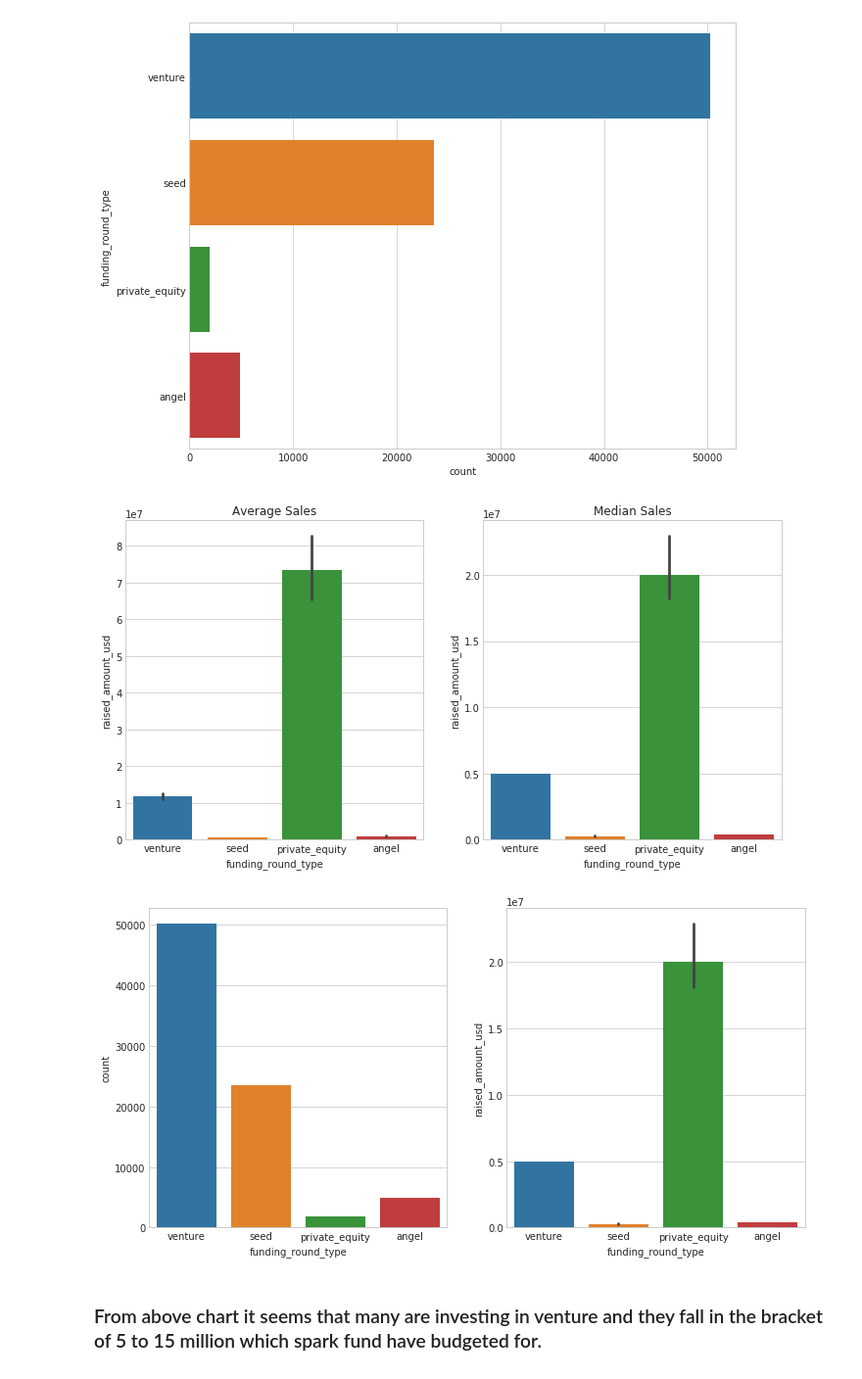
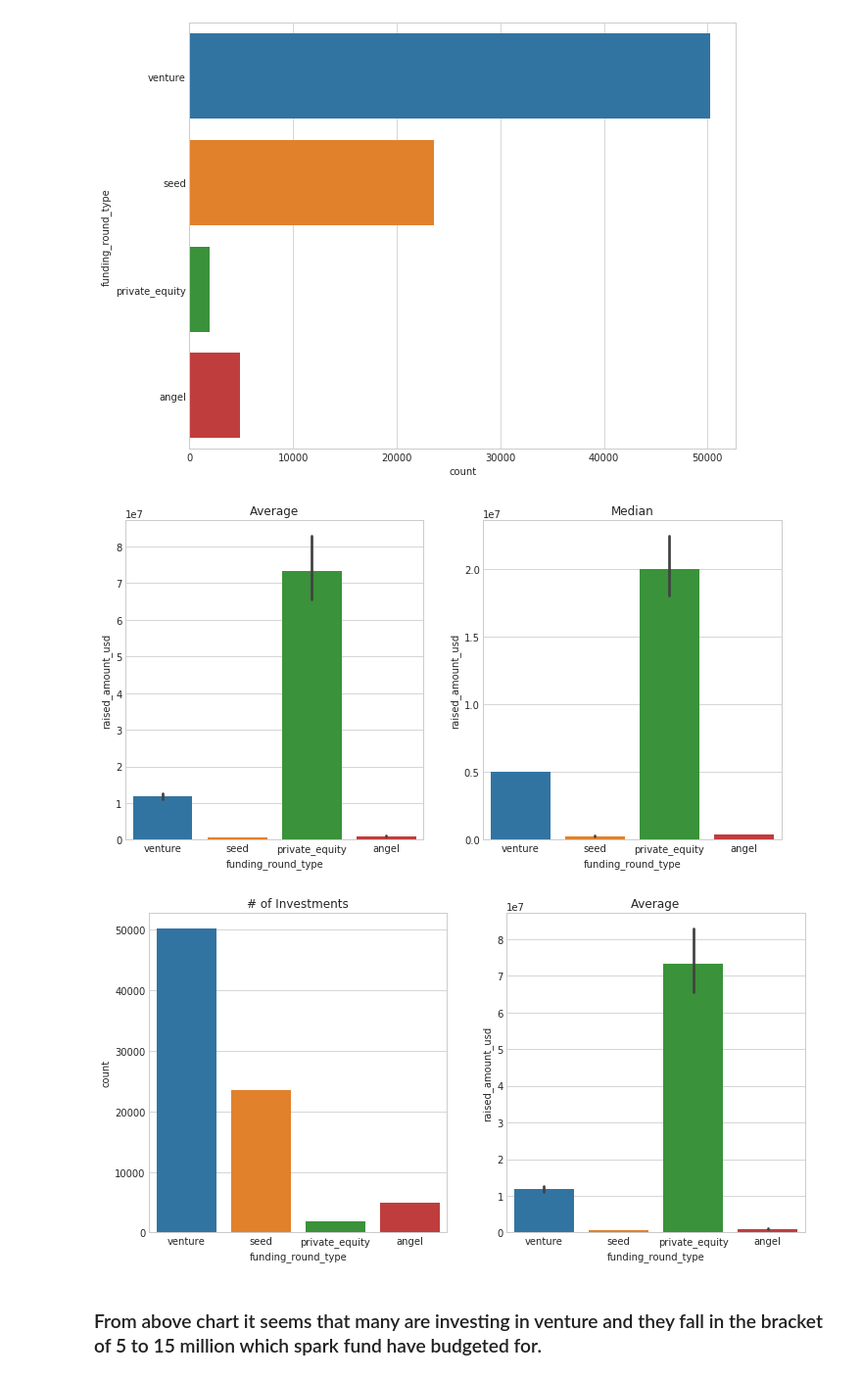
Before and after one commit to santhoshpkumar/Spark-Funds-Investment-CaseStudy, a Jupyter notebook: Investment_Analysis_Assignment.ipynb, the cells around one changed output. Shown: that part at 98% size. Saved outputs shown, nothing was run; the diff lists cells and outputs as text; code cells hidden in the pictures.

```diff
--- a/Investment_Analysis_Assignment.ipynb
+++ b/Investment_Analysis_Assignment.ipynb
@@ -594,25 +612,27 @@ plt.figure(figsize=(12, 6))
 # subplot 1: statistic=mean
 plt.subplot(1, 2, 1)
 sns.barplot(x='funding_round_type', y='raised_amount_usd', data=master_frame)
-plt.title("Average Sales")
+plt.title("Average")
 
 # subplot 2: statistic=median
 plt.subplot(1, 2, 2)
 sns.barplot(x='funding_round_type', y='raised_amount_usd', data=master_frame, estimator=np.median)
-plt.title("Median Sales")
+plt.title("Median")
 
 plt.show()
 # %% [output]
-[figure, old version]
+[figure, new version]
 # %%
 plt.figure(figsize=(12, 6))
 plt.subplot(1, 2, 1)
 sns.countplot(x="funding_round_type", data=master_frame)
+plt.title("# of Investments")
 plt.subplot(1, 2, 2)
-sns.barplot(y='raised_amount_usd', x="funding_round_type", data=master_frame, estimator=np.median)
+sns.barplot(y='raised_amount_usd', x="funding_round_type", data=master_frame, estimator=np.mean)
+plt.title("Average")
 plt.show()
 # %% [output]
-[figure, old version]
+[figure, new version]
 # %% [markdown]
 ### From above chart it seems that many are investing in venture and they fall in the bracket of 5 to 15 million which spark fund have budgeted for.
 # %%
```
Also changed, not shown: parts of 65 cells of this notebook, 3 other files.
